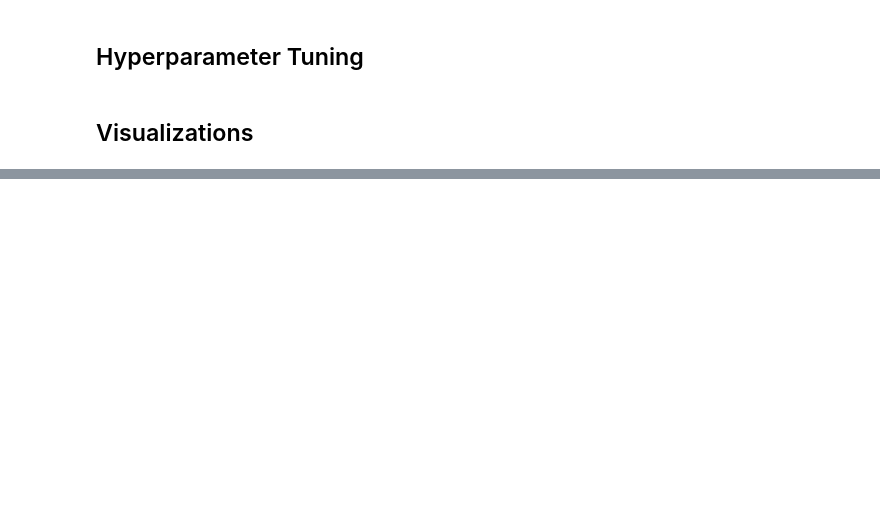
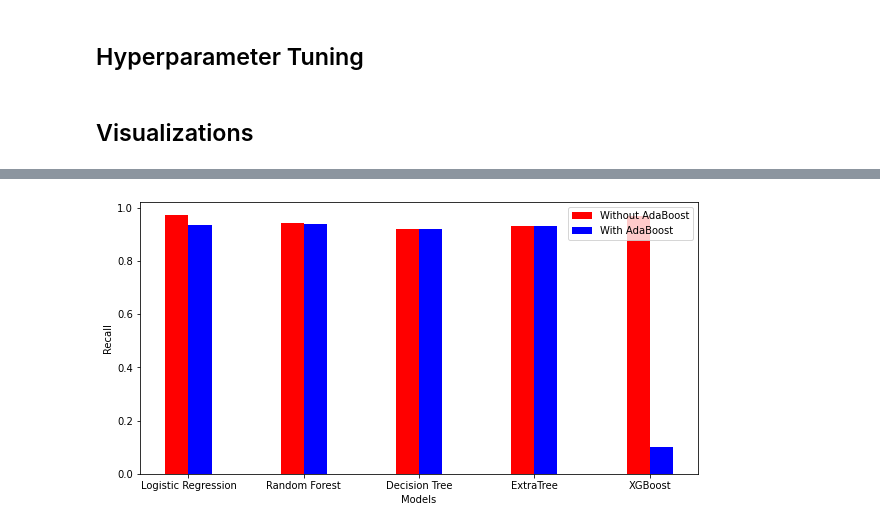
Before and after one commit to jakeisthegoat/Credit-Card-Fraud-Detection, a Jupyter notebook: Model/SMOTEAdaBoost.ipynb, the cells around one changed output, grey strips where cells are left out. Saved outputs shown, nothing was run; the diff lists cells and outputs as text; code cells hidden in the pictures; blank space fills up the shorter version.

```diff
--- a/Model/SMOTEAdaBoost.ipynb
+++ b/Model/SMOTEAdaBoost.ipynb
@@ -150,7 +152,7 @@ rf = RandomForestClassifier()
 dt = DecisionTreeClassifier(random_state=7)
 #svm = SVC()
 et = ExtraTreesClassifier(random_state=5)
-xg = GradientBoostingClassifier()
+xg = GradientBoostingClassifier(n_iter_no_change = 7)
 
 models = {"Logistic Regression": lr,
           "Random Forest": rf,
@@ -185,7 +187,7 @@ def fit_and_score(models, X_train, X_test, y_train, y_test):
         # Fit the model to the data
         model.fit(X_train, y_train)
         # Evaluate the model and append its score to model_scores
-        model_scores_dict[name] = model
+        model_scores_dict["Model"] = name
         model_scores_dict['AC'] = accuracy_score(y_test, model.predict(X_test))
         model_scores_dict['RC'] = recall_score(y_test, model.predict(X_test))
         model_scores_dict['PC'] = precision_score(y_test, model.predict(X_test))
@@ -222,9 +224,9 @@ model_scores
 # %%
 boosted_model_scores = fit_and_score(models=boosted_models,
                              X_train=X_train_ns,
-                             X_test=X_test,
+                             X_test=X_test_ns,
                              y_train=y_train_ns,
-                             y_test=y_test)
+                             y_test=y_test_ns)
 # %%
 boosted_model_scores
 # %% [output]
@@ -247,0 +253,6 @@ boosted_model_scores
+# %%
+boosted_model_scores.append({'AC': 0,
+ 'MCC': 0,
+ 'Model': 'BoostedXG',
+ 'PC': 0,
+ 'RC': .10})
@@ -345,0 +412,4 @@ plot_conf_mat(boosted_models, X_train_ns, y_train_ns, X_test_ns, y_test_ns)
+# %%
+bar(recall, boosted_recall, keys, "Recall")
+# %% [output]
+[figure, added]
```
Also changed, not shown: parts of 10 cells of this notebook.
